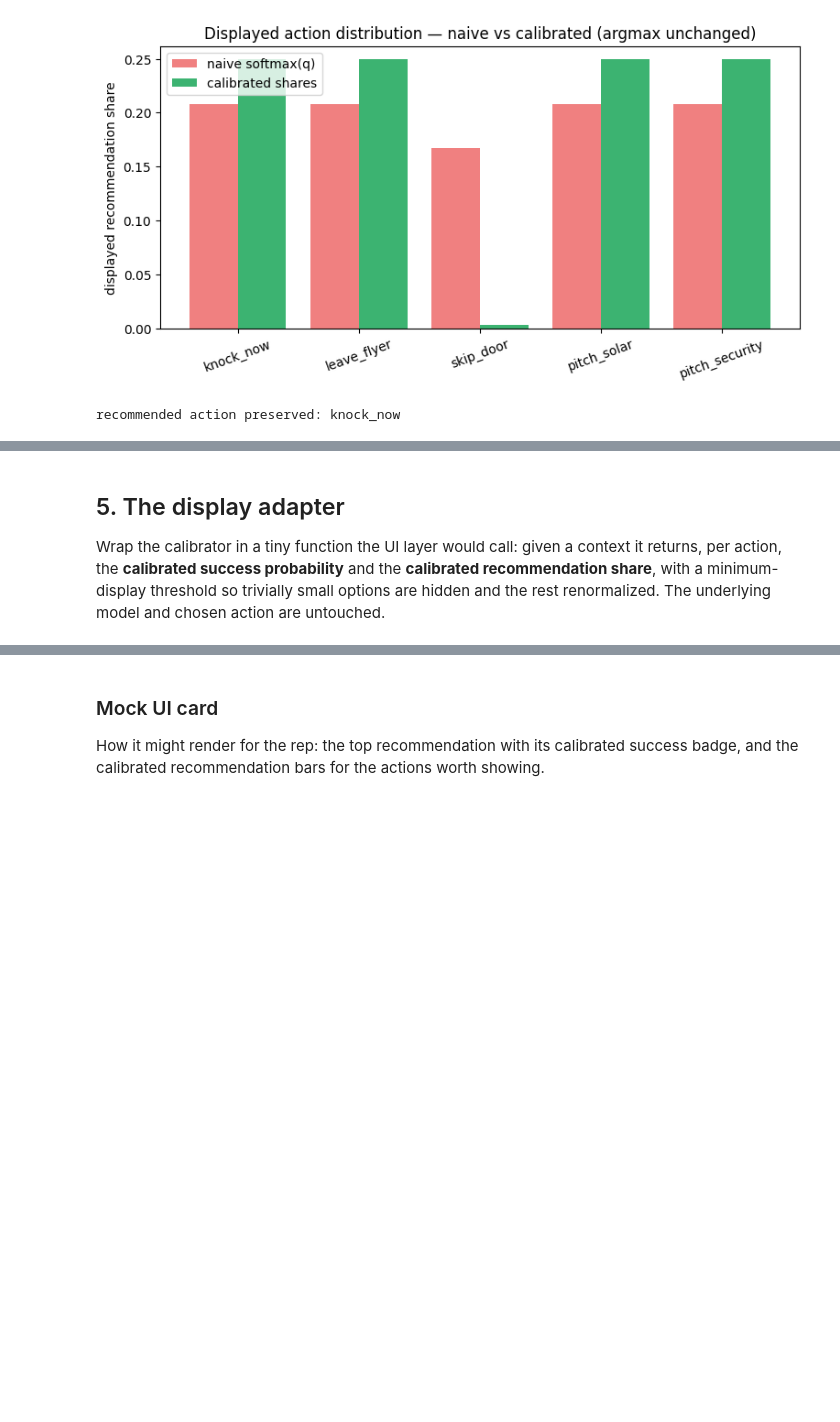
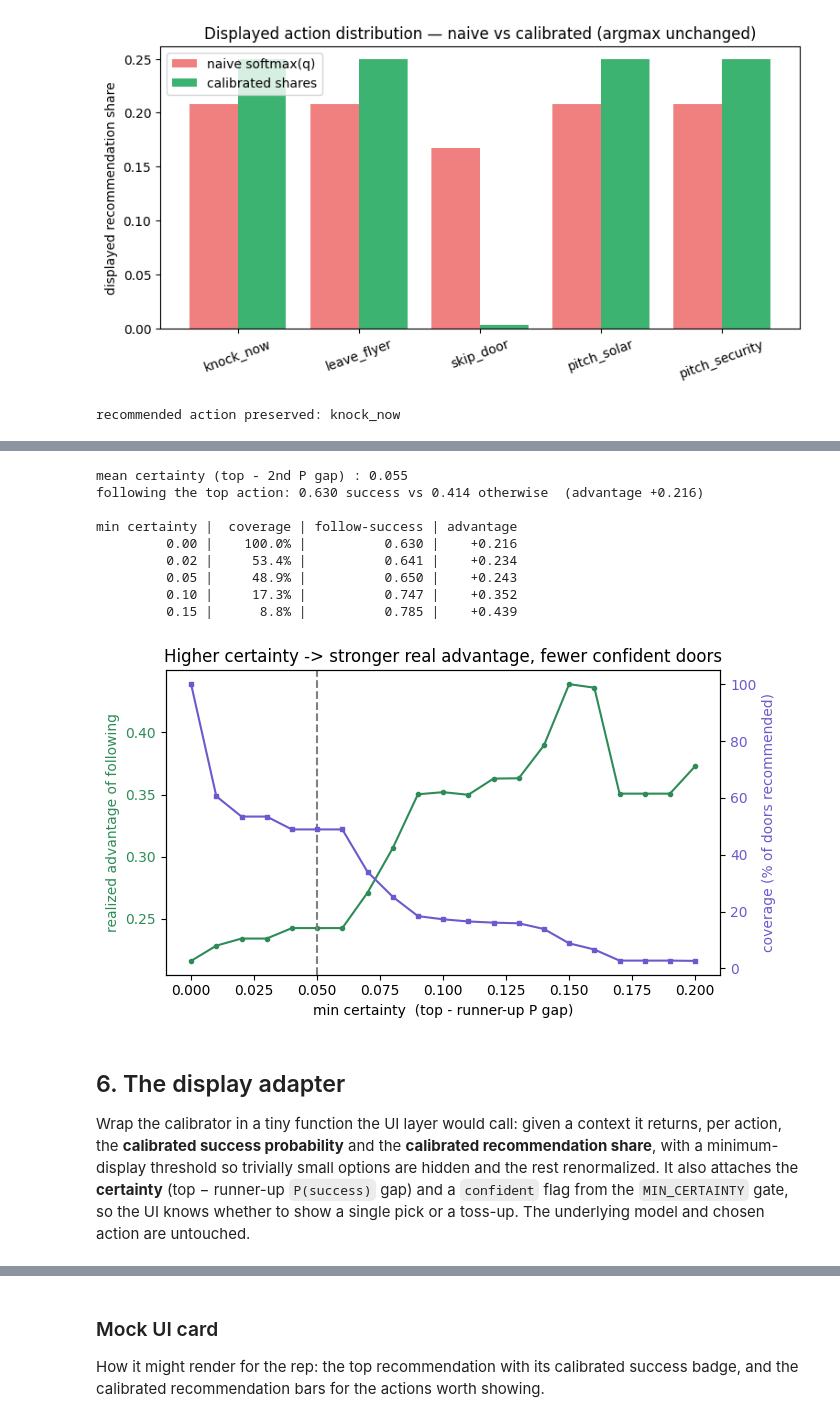
Before and after one commit to Avistian/nba, a Jupyter notebook: notebooks/display_calibration.ipynb, the cells around one changed output, grey strips where cells are left out. Saved outputs shown, nothing was run; the diff lists cells and outputs as text; code cells hidden in the pictures; blank space fills up the shorter version.

```diff
--- a/notebooks/display_calibration.ipynb
+++ b/notebooks/display_calibration.ipynb
@@ -180,8 +209,78 @@ recommended action preserved: knock_now
+# %%
+# Certainty per door, and whether following the model's top action actually paid off.
+n_val = min(4000, len(sample))
+q_all_val = np.vstack([model.q_all(e.context) for e in sample[:n_val]])
+p_all_val = np.asarray(display_cal.transform(q_all_val.ravel()), dtype=np.float64).reshape(
+    q_all_val.shape
+)
+p_sorted_val = np.sort(p_all_val, axis=1)
+certainty = p_sorted_val[:, -1] - p_sorted_val[:, -2]  # top minus runner-up P(success)
+top_idx = np.argmax(p_all_val, axis=1)
+
+chosen_idx = np.array([list(ACTIONS).index(e.action) for e in sample[:n_val]])
+y = success[:n_val].astype(bool)
+followed = chosen_idx == top_idx  # logged action == model's recommended best
+
+adv = y[followed].mean() - y[~followed].mean()
+print(f"mean certainty (top - 2nd P gap) : {certainty.mean():.3f}")
+print(
+    f"following the top action: {y[followed].mean():.3f} success "
+    f"vs {y[~followed].mean():.3f} otherwise  (advantage {adv:+.3f})\n"
+)
+print(f"{'min certainty':>13} | {'coverage':>9} | {'follow-success':>14} | {'advantage':>9}")
+for tau in (0.00, 0.02, 0.05, 0.10, 0.15):
+    conf = certainty >= tau
+    f, o = conf & followed, conf & ~followed
+    a = y[f].mean() - y[o].mean() if f.any() and o.any() else np.nan
+    print(f"{tau:>13.2f} | {conf.mean() * 100:>8.1f}% | {y[f].mean():>14.3f} | {a:>+9.3f}")
+
+#: Display gate: name a single winner only when the calibrated top-vs-runner-up gap clears this.
+MIN_CERTAINTY = 0.05
+
+taus = np.linspace(0.0, 0.2, 21)
+coverage = np.array([(certainty >= t).mean() for t in taus])
+advantage = np.array(
+    [
+        (
+            y[(certainty >= t) & followed].mean() - y[(certainty >= t) & ~followed].mean()
+            if ((certainty >= t) & followed).any() and ((certainty >= t) & ~followed).any()
+            else np.nan
+        )
+        for t in taus
+    ]
+)
+
+fig, ax1 = plt.subplots(figsize=(7, 4))
+ax1.plot(taus, advantage, color="seagreen", marker="o", ms=3)
+ax1.axvline(MIN_CERTAINTY, ls="--", color="gray")
+ax1.set_xlabel("min certainty  (top - runner-up P gap)")
+ax1.set_ylabel("realized advantage of following", color="seagreen")
+ax1.tick_params(axis="y", labelcolor="seagreen")
+ax2 = ax1.twinx()
+ax2.plot(taus, coverage * 100, color="slateblue", marker="s", ms=3)
+ax2.set_ylabel("coverage (% of doors recommended)", color="slateblue")
+ax2.tick_params(axis="y", labelcolor="slateblue")
+ax1.set_title("Higher certainty -> stronger real advantage, fewer confident doors")
+plt.tight_layout()
+plt.show()
+# %% [output]
+mean certainty (top - 2nd P gap) : 0.055
+following the top action: 0.630 success vs 0.414 otherwise  (advantage +0.216)
+
+min certainty |  coverage | follow-success | advantage
+         0.00 |    100.0% |          0.630 |    +0.216
+         0.02 |     53.4% |          0.641 |    +0.234
+         0.05 |     48.9% |          0.650 |    +0.243
+         0.10 |     17.3% |          0.747 |    +0.352
+         0.15 |      8.8% |          0.785 |    +0.439
+[figure, added]
 # %% [markdown]
-## 5. The display adapter
+## 6. The display adapter
 
 Wrap the calibrator in a tiny function the UI layer would call: given a context it returns, per
 action, the **calibrated success probability** and the **calibrated recommendation share**, with
 a minimum-display threshold so trivially small options are hidden and the rest renormalized.
-The underlying model and chosen action are untouched.
+It also attaches the **certainty** (top − runner-up `P(success)` gap) and a `confident` flag from
+the `MIN_CERTAINTY` gate, so the UI knows whether to show a single pick or a toss-up. The
+underlying model and chosen action are untouched.
 # %%
```
Also changed, not shown: parts of 6 cells of this notebook, 7 other files.
